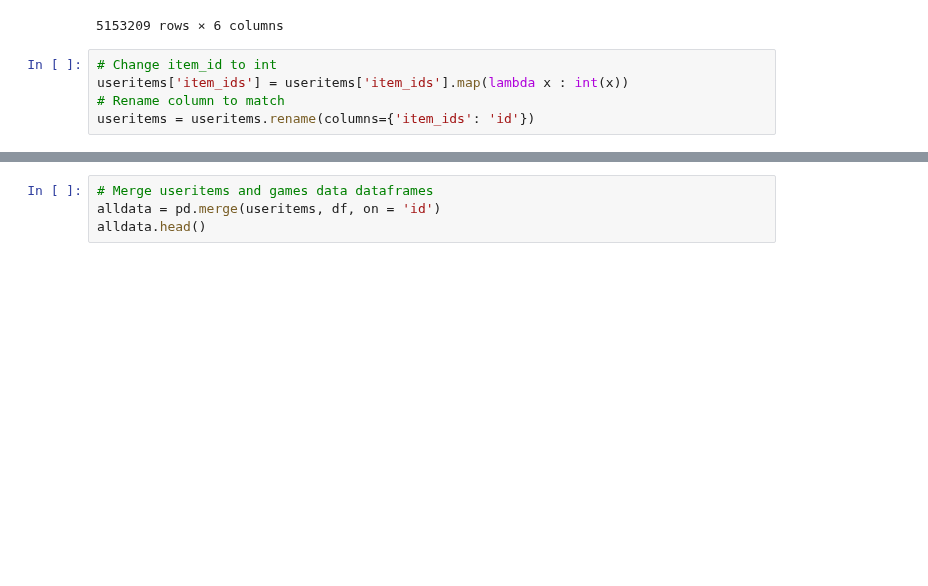
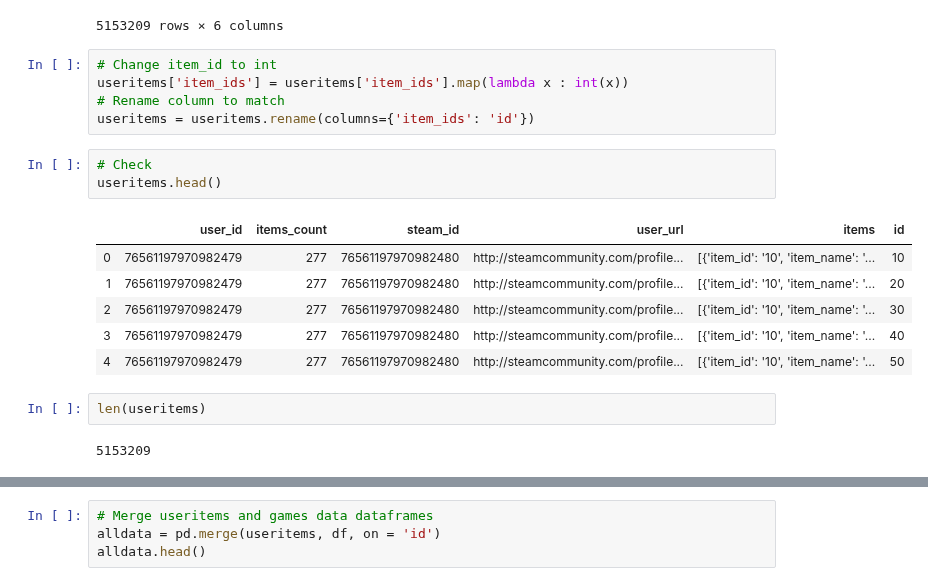
Before and after one commit to nadinezab/video-game-recs, a Jupyter notebook: 2-Data-Exploration.ipynb, the cells around one changed output, grey strips where cells are left out. Saved outputs shown, nothing was run; the diff lists cells and outputs as text; blank space fills up the shorter version.

```diff
--- a/2-Data-Exploration.ipynb
+++ b/2-Data-Exploration.ipynb
@@ -109,3 +109,17 @@ useritems
 useritems['item_ids'] = useritems['item_ids'].map(lambda x : int(x))
 # Rename column to match
 useritems = useritems.rename(columns={'item_ids': 'id'})
+# %%
+# Check
+useritems.head()
+# %% [output]
+|  | user_id | items_count | steam_id | user_url | items | id |
+| 0 | 76561197970982479 | 277 | 76561197970982480 | http://steamcommunity.com/profile... | [{'item_id': '10', 'item_name': '... | 10 |
+| 1 | 76561197970982479 | 277 | 76561197970982480 | http://steamcommunity.com/profile... | [{'item_id': '10', 'item_name': '... | 20 |
+| 2 | 76561197970982479 | 277 | 76561197970982480 | http://steamcommunity.com/profile... | [{'item_id': '10', 'item_name': '... | 30 |
+| 3 | 76561197970982479 | 277 | 76561197970982480 | http://steamcommunity.com/profile... | [{'item_id': '10', 'item_name': '... | 40 |
+| 4 | 76561197970982479 | 277 | 76561197970982480 | http://steamcommunity.com/profile... | [{'item_id': '10', 'item_name': '... | 50 |
+# %%
+len(useritems)
+# %% [output]
+5153209
```
Also changed, not shown: parts of 23 cells of this notebook.
